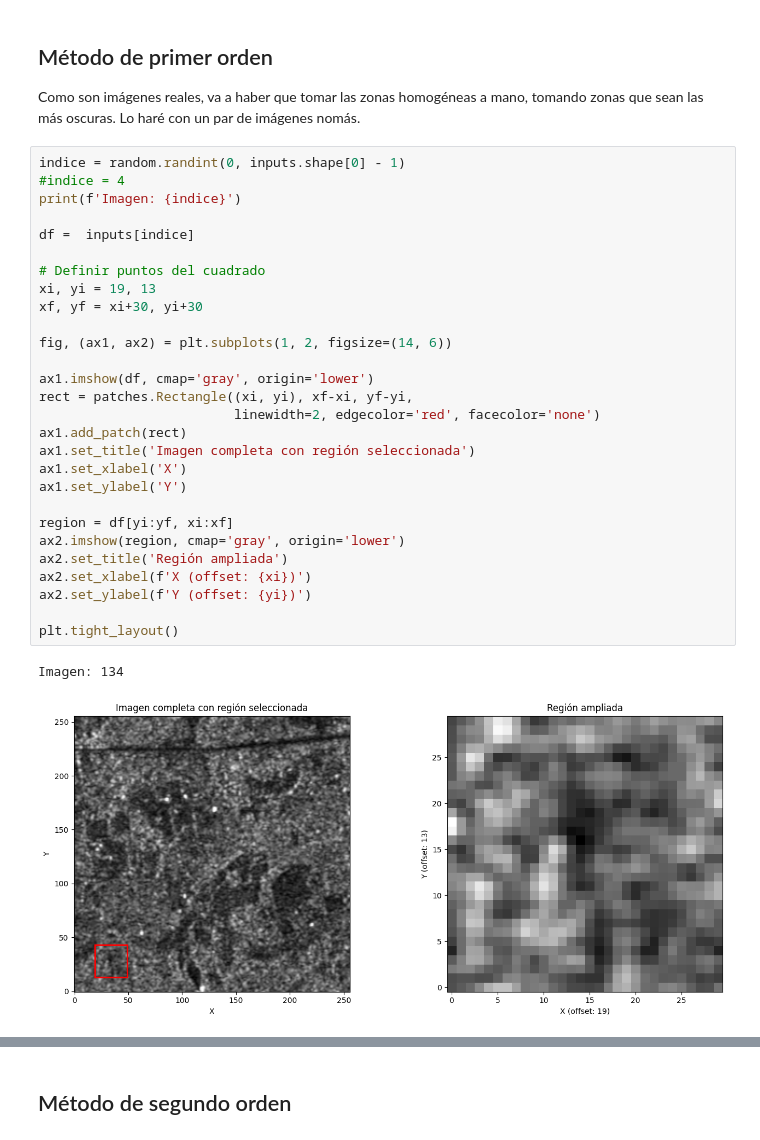
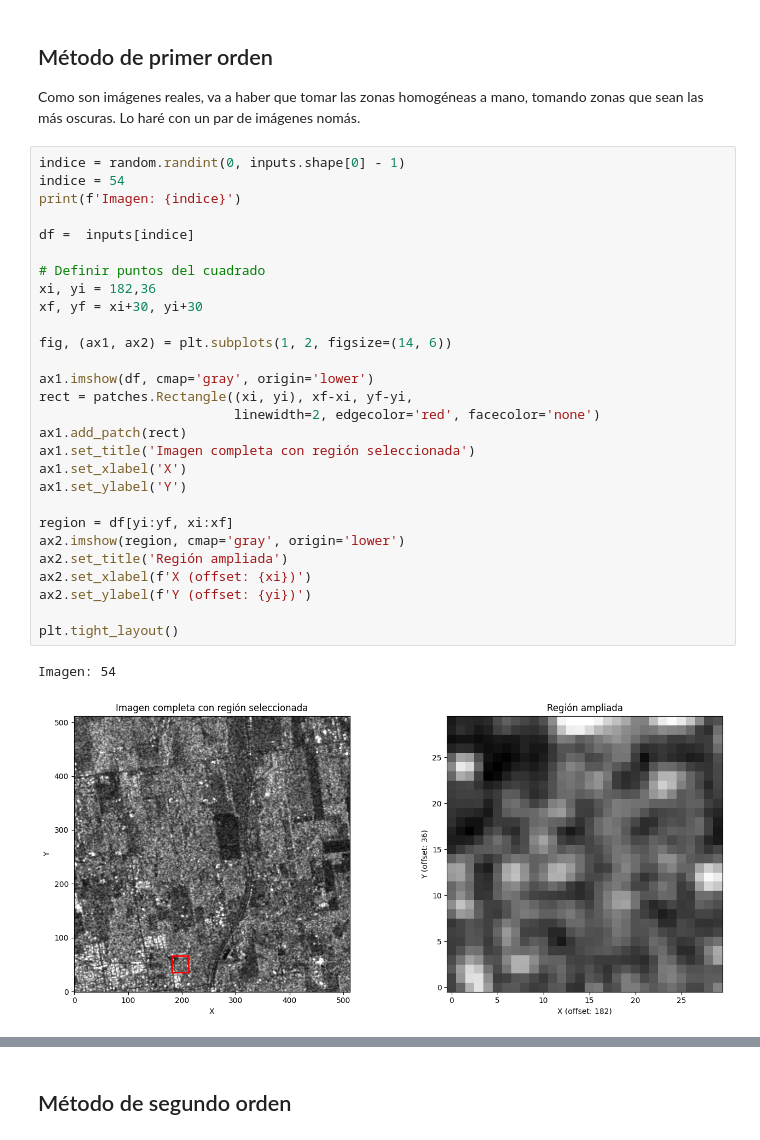
Before and after one commit to biancabalzarini/despeckling, a Jupyter notebook: notebooks/quality_filters_real_images.ipynb, the cells around one changed output, grey strips where cells are left out. Cells and saved outputs as stored; diff of their text form.

```diff
--- a/notebooks/quality_filters_real_images.ipynb
+++ b/notebooks/quality_filters_real_images.ipynb
@@ -211,35 +214,35 @@ ratios = np.squeeze(np.concatenate(all_ratios, axis=0))
 Como son imágenes reales, va a haber que tomar las zonas homogéneas a mano, tomando zonas que sean las más oscuras. Lo haré con un par de imágenes nomás.
 # %%
 indice = random.randint(0, inputs.shape[0] - 1)
-#indice = 4
+indice = 54
 print(f'Imagen: {indice}')
 
 df =  inputs[indice]
 
 # Definir puntos del cuadrado
-xi, yi = 19, 13
+xi, yi = 182,36
 xf, yf = xi+30, yi+30
 
 fig, (ax1, ax2) = plt.subplots(1, 2, figsize=(14, 6))
 
 ax1.imshow(df, cmap='gray', origin='lower')
 rect = patches.Rectangle((xi, yi), xf-xi, yf-yi,
                          linewidth=2, edgecolor='red', facecolor='none')
 ax1.add_patch(rect)
 ax1.set_title('Imagen completa con región seleccionada')
 ax1.set_xlabel('X')
 ax1.set_ylabel('Y')
 
 region = df[yi:yf, xi:xf]
 ax2.imshow(region, cmap='gray', origin='lower')
 ax2.set_title('Región ampliada')
 ax2.set_xlabel(f'X (offset: {xi})')
 ax2.set_ylabel(f'Y (offset: {yi})')
 
 plt.tight_layout()
 # %% [output]
-Imagen: 134
+Imagen: 54
-[figure, old version]
+[figure, new version]
 # %%
 # Guardo manualmente las imágenes que voy a usar para calcular el estadístico, y las coordenadas de las
 # zonas homogéneas (voy a tomar zonas oscuras) de esas imágenes. Y esto para cada uno de los configs.
```
Also changed, not shown: parts of 9 cells of this notebook.
